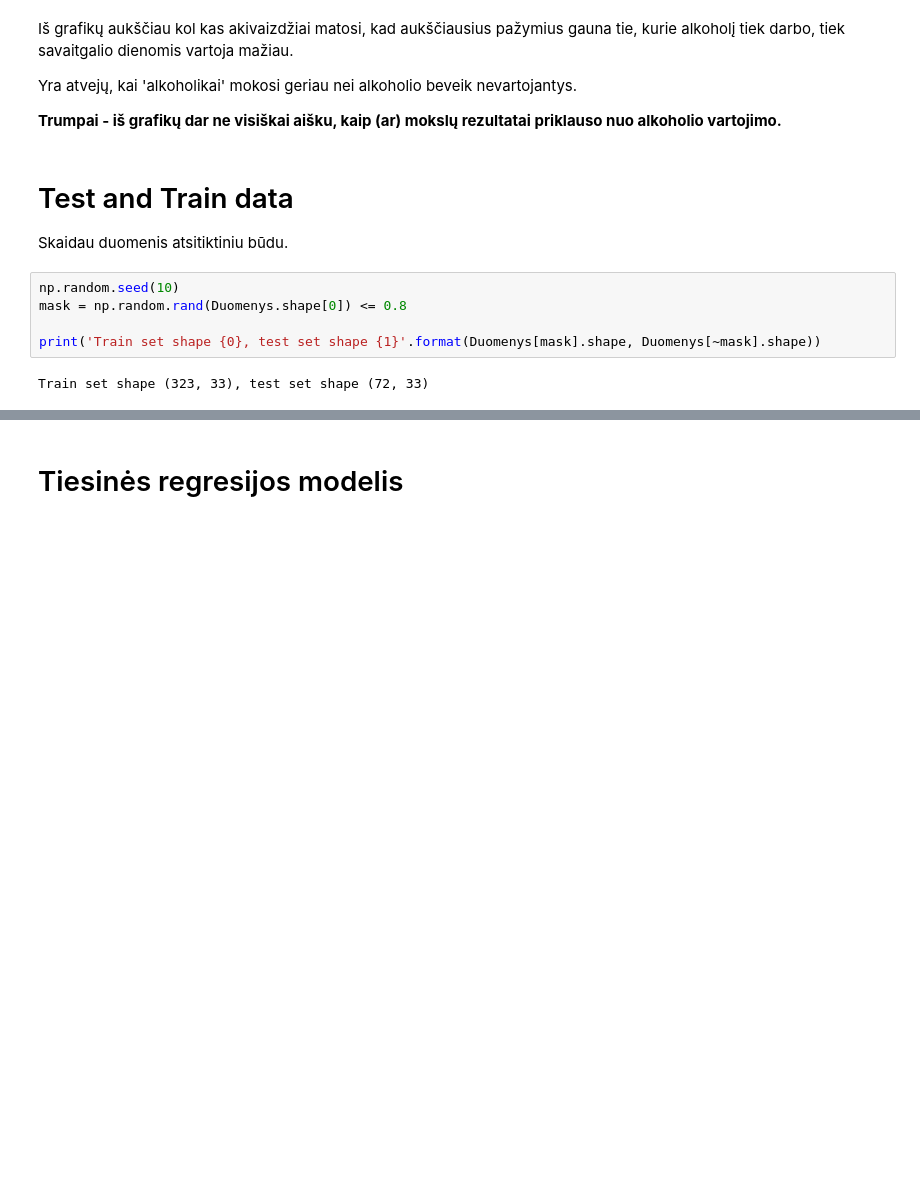
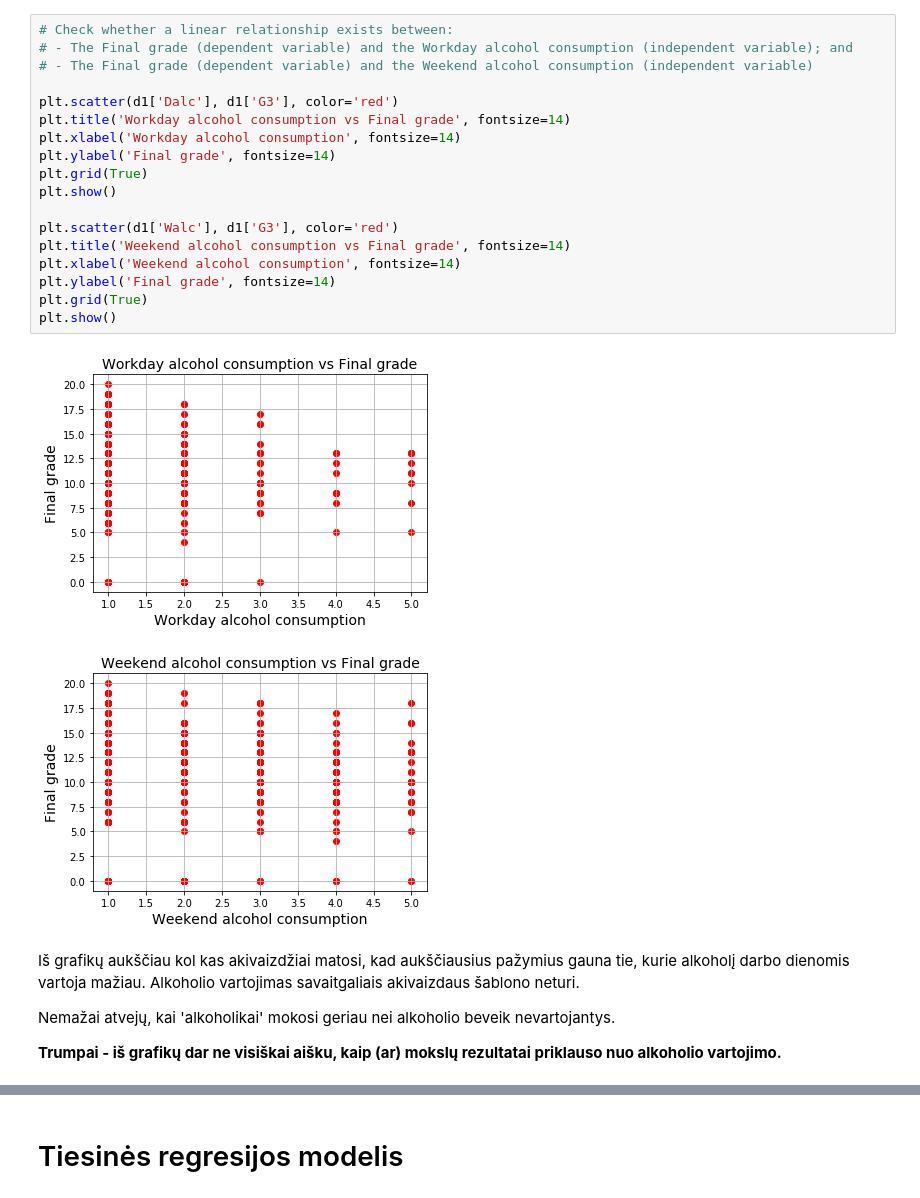
Before and after one commit to robertaskprojektas/Projektas, a Jupyter notebook: Projektas.ipynb, the cells around one changed output, grey strips where cells are left out. Cells and saved outputs as stored; diff of their text form; blank space fills up the shorter version.

```diff
--- a/Projektas.ipynb
+++ b/Projektas.ipynb
@@ -153,17 +154,27 @@ plt.show()
+# %%
+# Check whether a linear relationship exists between:
+# - The Final grade (dependent variable) and the Workday alcohol consumption (independent variable); and
+# - The Final grade (dependent variable) and the Weekend alcohol consumption (independent variable)
+
+plt.scatter(d1['Dalc'], d1['G3'], color='red')
+plt.title('Workday alcohol consumption vs Final grade', fontsize=14)
+plt.xlabel('Workday alcohol consumption', fontsize=14)
+plt.ylabel('Final grade', fontsize=14)
+plt.grid(True)
+plt.show()
+
+plt.scatter(d1['Walc'], d1['G3'], color='red')
+plt.title('Weekend alcohol consumption vs Final grade', fontsize=14)
+plt.xlabel('Weekend alcohol consumption', fontsize=14)
+plt.ylabel('Final grade', fontsize=14)
+plt.grid(True)
+plt.show()
+# %% [output]
+[figure, added]
+[figure, added]
 # %% [markdown]
-Iš grafikų aukščiau kol kas akivaizdžiai matosi, kad aukščiausius pažymius gauna tie, kurie alkoholį tiek darbo, tiek savaitgalio dienomis vartoja mažiau.
+Iš grafikų aukščiau kol kas akivaizdžiai matosi, kad aukščiausius pažymius gauna tie, kurie alkoholį darbo dienomis vartoja mažiau. Alkoholio vartojimas savaitgaliais akivaizdaus šablono neturi.
 
-Yra atvejų, kai 'alkoholikai' mokosi geriau nei alkoholio beveik nevartojantys.
+Nemažai atvejų, kai 'alkoholikai' mokosi geriau nei alkoholio beveik nevartojantys.
 
 **Trumpai - iš grafikų dar ne visiškai aišku, kaip (ar) mokslų rezultatai priklauso nuo alkoholio vartojimo.**
-# %% [markdown]
-# Test and Train data
-
-Skaidau duomenis atsitiktiniu būdu.
-# %%
-np.random.seed(10)
-mask = np.random.rand(Duomenys.shape[0]) <= 0.8
-
-print('Train set shape {0}, test set shape {1}'.format(Duomenys[mask].shape, Duomenys[~mask].shape))
-# %% [output]
-Train set shape (323, 33), test set shape (72, 33)
```
Also changed, not shown: parts of 52 cells of this notebook.
